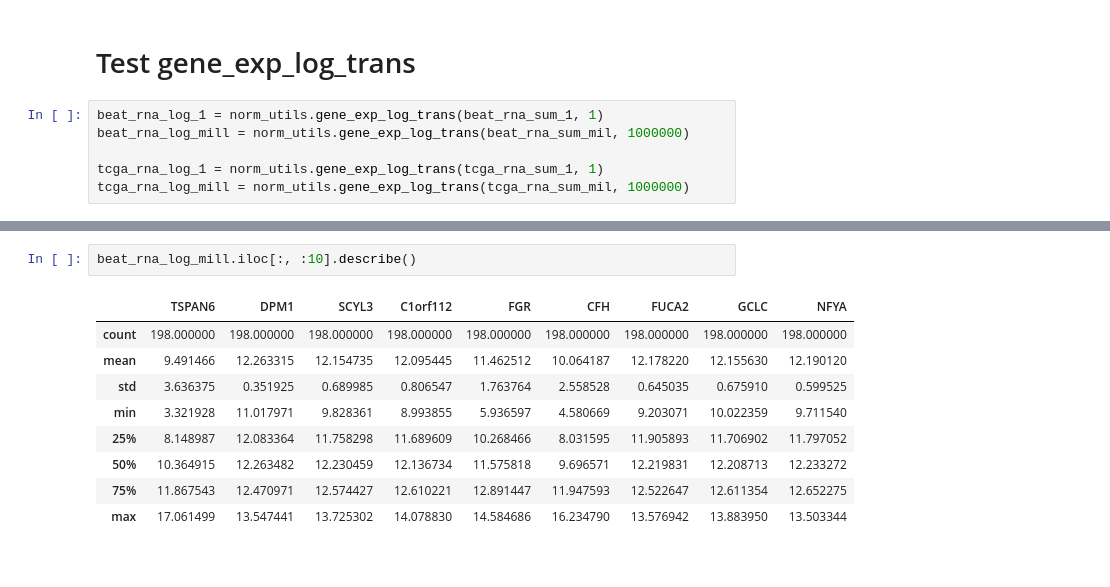
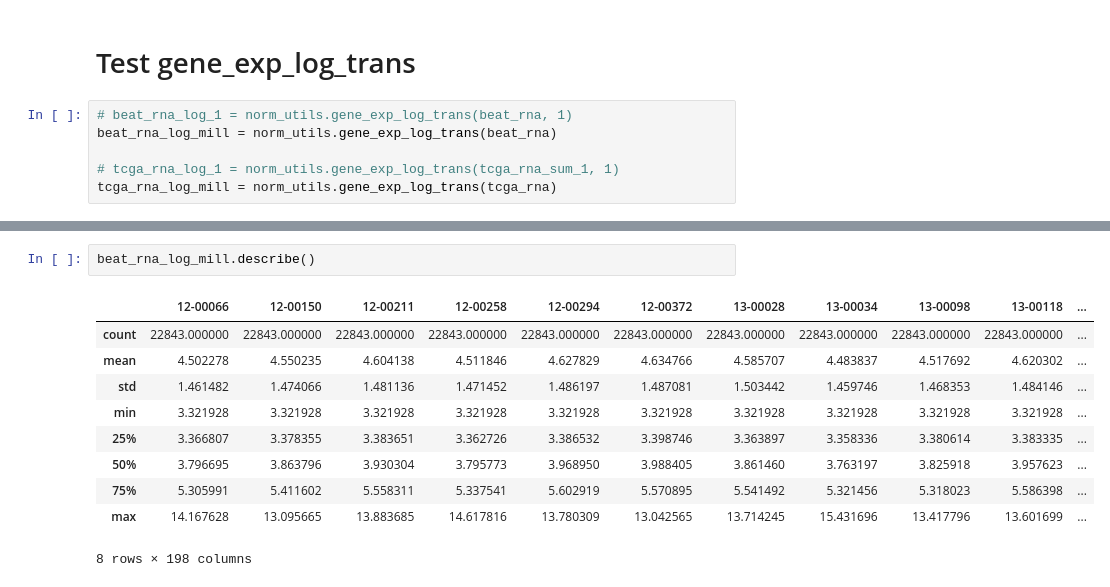
Before and after one commit to Eden5165/workshop_genomic, a Jupyter notebook: test_norm_utils.ipynb, the cells around one changed output, grey strips where cells are left out. Cells and saved outputs as stored; diff of their text form.

Commit message:
Most of prep, norm and test utils are ready more or less

```diff
--- a/test_norm_utils.ipynb
+++ b/test_norm_utils.ipynb
@@ -106,8 +108,8 @@ tcga_rna_sum_mil.head()
 # %% [markdown]
 # Test gene_exp_log_trans
 # %%
-beat_rna_log_1 = norm_utils.gene_exp_log_trans(beat_rna_sum_1, 1)
-beat_rna_log_mill = norm_utils.gene_exp_log_trans(beat_rna_sum_mil, 1000000)
+# beat_rna_log_1 = norm_utils.gene_exp_log_trans(beat_rna, 1)
+beat_rna_log_mill = norm_utils.gene_exp_log_trans(beat_rna)
 
-tcga_rna_log_1 = norm_utils.gene_exp_log_trans(tcga_rna_sum_1, 1)
-tcga_rna_log_mill = norm_utils.gene_exp_log_trans(tcga_rna_sum_mil, 1000000)
+# tcga_rna_log_1 = norm_utils.gene_exp_log_trans(tcga_rna_sum_1, 1)
+tcga_rna_log_mill = norm_utils.gene_exp_log_trans(tcga_rna)
@@ -126,12 +116,13 @@ beat_rna_log_1.iloc[:, :10].describe()
 # %%
-beat_rna_log_mill.iloc[:, :10].describe()
+beat_rna_log_mill.describe()
 # %% [output]
-|  | TSPAN6 | DPM1 | SCYL3 | C1orf112 | FGR | CFH | FUCA2 | GCLC | NFYA |
-| count | 198.000000 | 198.000000 | 198.000000 | 198.000000 | 198.000000 | 198.000000 | 198.000000 | 198.000000 | 198.000000 |
-| mean | 9.491466 | 12.263315 | 12.154735 | 12.095445 | 11.462512 | 10.064187 | 12.178220 | 12.155630 | 12.190120 |
-| std | 3.636375 | 0.351925 | 0.689985 | 0.806547 | 1.763764 | 2.558528 | 0.645035 | 0.675910 | 0.599525 |
-| min | 3.321928 | 11.017971 | 9.828361 | 8.993855 | 5.936597 | 4.580669 | 9.203071 | 10.022359 | 9.711540 |
-| 25% | 8.148987 | 12.083364 | 11.758298 | 11.689609 | 10.268466 | 8.031595 | 11.905893 | 11.706902 | 11.797052 |
-| 50% | 10.364915 | 12.263482 | 12.230459 | 12.136734 | 11.575818 | 9.696571 | 12.219831 | 12.208713 | 12.233272 |
-| 75% | 11.867543 | 12.470971 | 12.574427 | 12.610221 | 12.891447 | 11.947593 | 12.522647 | 12.611354 | 12.652275 |
-| max | 17.061499 | 13.547441 | 13.725302 | 14.078830 | 14.584686 | 16.234790 | 13.576942 | 13.883950 | 13.503344 |
+|  | 12-00066 | 12-00150 | 12-00211 | 12-00258 | 12-00294 | 12-00372 | 13-00028 | 13-00034 | 13-00098 | 13-00118 | ... |
+| count | 22843.000000 | 22843.000000 | 22843.000000 | 22843.000000 | 22843.000000 | 22843.000000 | 22843.000000 | 22843.000000 | 22843.000000 | 22843.000000 | ... |
+| mean | 4.502278 | 4.550235 | 4.604138 | 4.511846 | 4.627829 | 4.634766 | 4.585707 | 4.483837 | 4.517692 | 4.620302 | ... |
+| std | 1.461482 | 1.474066 | 1.481136 | 1.471452 | 1.486197 | 1.487081 | 1.503442 | 1.459746 | 1.468353 | 1.484146 | ... |
+| min | 3.321928 | 3.321928 | 3.321928 | 3.321928 | 3.321928 | 3.321928 | 3.321928 | 3.321928 | 3.321928 | 3.321928 | ... |
+| 25% | 3.366807 | 3.378355 | 3.383651 | 3.362726 | 3.386532 | 3.398746 | 3.363897 | 3.358336 | 3.380614 | 3.383335 | ... |
+| 50% | 3.796695 | 3.863796 | 3.930304 | 3.795773 | 3.968950 | 3.988405 | 3.861460 | 3.763197 | 3.825918 | 3.957623 | ... |
+| 75% | 5.305991 | 5.411602 | 5.558311 | 5.337541 | 5.602919 | 5.570895 | 5.541492 | 5.321456 | 5.318023 | 5.586398 | ... |
+| max | 14.167628 | 13.095665 | 13.883685 | 14.617816 | 13.780309 | 13.042565 | 13.714245 | 15.431696 | 13.417796 | 13.601699 | ... |
+8 rows × 198 columns
```
Also changed, not shown: parts of 12 cells of this notebook, 10 other files.
